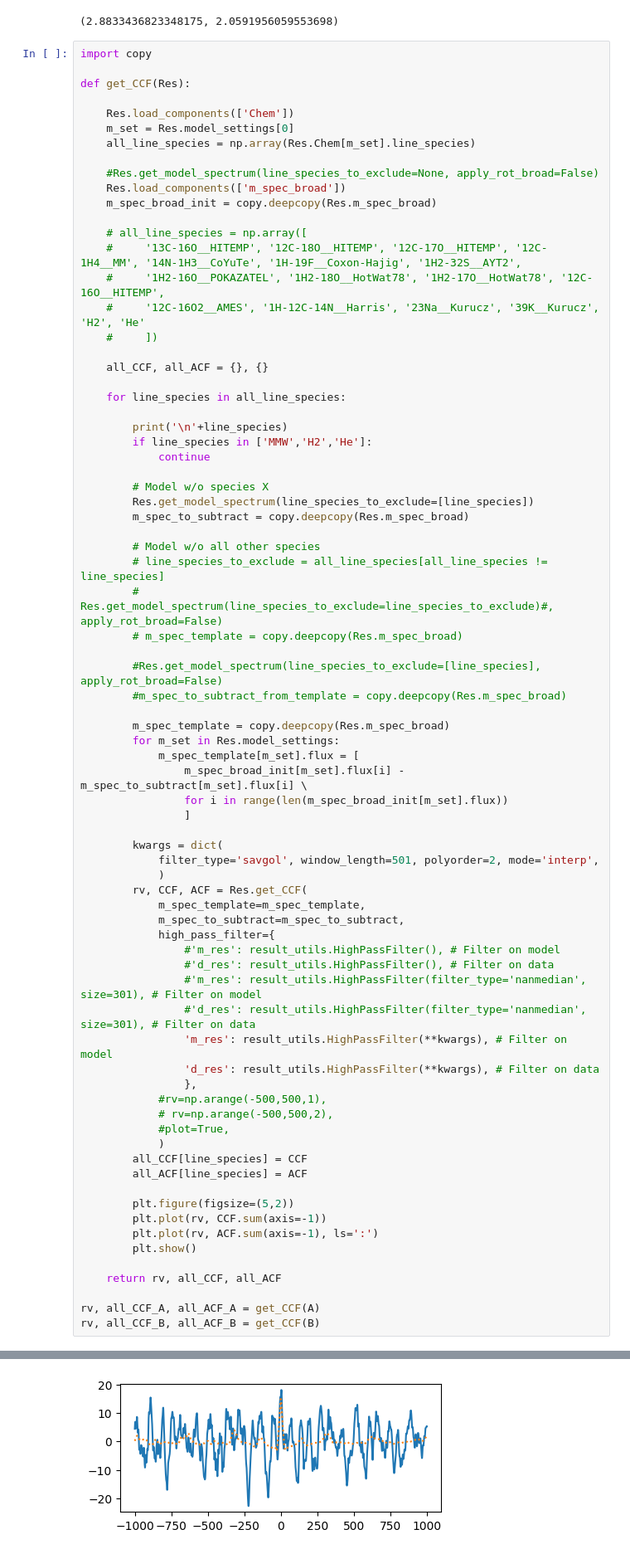
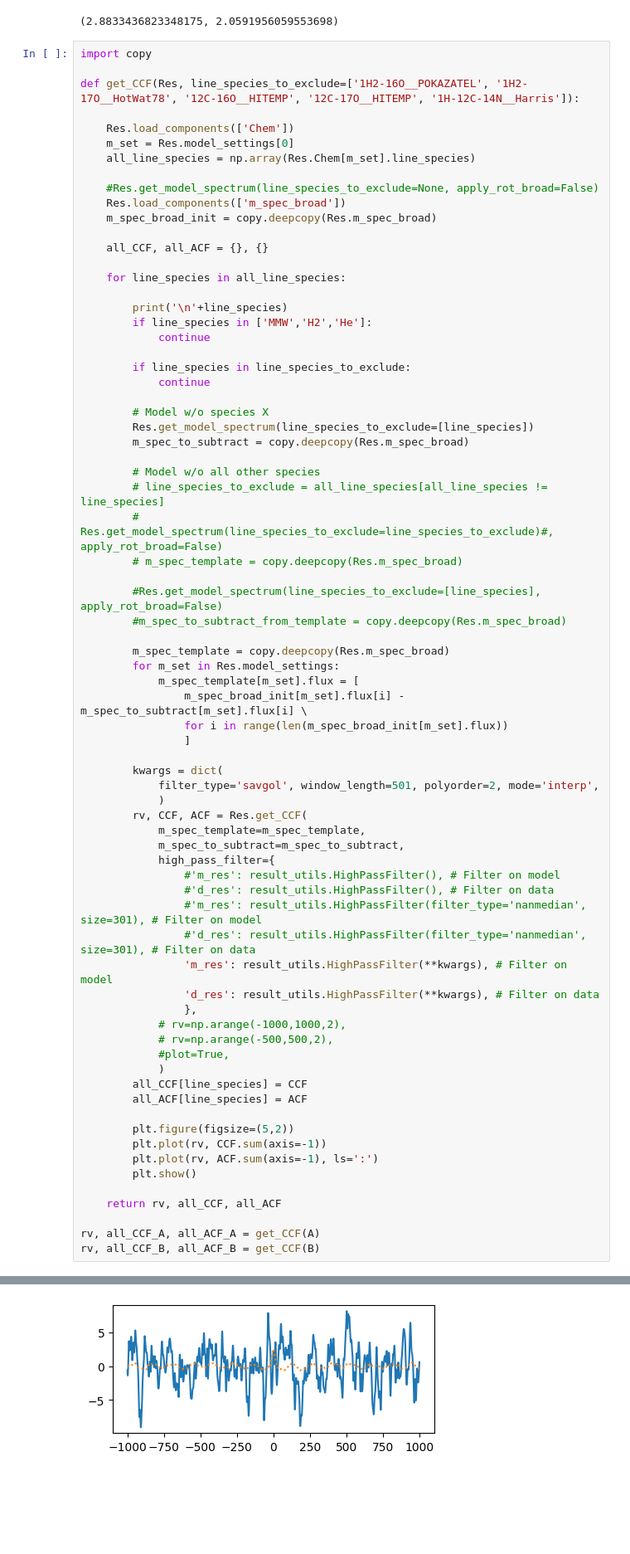
Before and after one commit to samderegt/retrieval_base, a Jupyter notebook: Luhman_16/figures/plot_K_band_CCF.ipynb, the cells around one changed output, grey strips where cells are left out. Shown at 83% size. Drawn from its saved outputs; the diff is of its cells as text; blank space fills up the shorter version.

Commit message:
Plot updates

```diff
--- a/Luhman_16/figures/plot_K_band_CCF.ipynb
+++ b/Luhman_16/figures/plot_K_band_CCF.ipynb
@@ -55,7 +63,7 @@ Given vs. current: ln(B)=-1.06 | sigma=1.44
 # %%
 import copy
 
-def get_CCF(Res):
+def get_CCF(Res, line_species_to_exclude=['1H2-16O__POKAZATEL', '1H2-17O__HotWat78', '12C-16O__HITEMP', '12C-17O__HITEMP', '1H-12C-14N__Harris']):
 
     Res.load_components(['Chem'])
     m_set = Res.model_settings[0]
@@ -65,18 +73,15 @@ def get_CCF(Res):
     Res.load_components(['m_spec_broad'])
     m_spec_broad_init = copy.deepcopy(Res.m_spec_broad)
 
-    # all_line_species = np.array([
-    #     '13C-16O__HITEMP', '12C-18O__HITEMP', '12C-17O__HITEMP', '12C-1H4__MM', '14N-1H3__CoYuTe', '1H-19F__Coxon-Hajig', '1H2-32S__AYT2',
-    #     '1H2-16O__POKAZATEL', '1H2-18O__HotWat78', '1H2-17O__HotWat78', '12C-16O__HITEMP',
-    #     '12C-16O2__AMES', '1H-12C-14N__Harris', '23Na__Kurucz', '39K__Kurucz', 'H2', 'He'
-    #     ])
-
     all_CCF, all_ACF = {}, {}
 
     for line_species in all_line_species:
 
         print('\n'+line_species)
         if line_species in ['MMW','H2','He']:
+            continue
+
+        if line_species in line_species_to_exclude:
             continue
 
         # Model w/o species X
@@ -112,7 +117,7 @@ def get_CCF(Res):
                 'm_res': result_utils.HighPassFilter(**kwargs), # Filter on model
                 'd_res': result_utils.HighPassFilter(**kwargs), # Filter on data
                 },
-            #rv=np.arange(-500,500,1),
+            # rv=np.arange(-1000,1000,2),
             # rv=np.arange(-500,500,2),
             #plot=True,
             )
@@ -143 +156 @@ rv, all_CCF_B, all_ACF_B = get_CCF(B)
-[figure, old version]
+[figure, new version]
```
Also changed, not shown: parts of 6 cells of this notebook, 2 other files.
